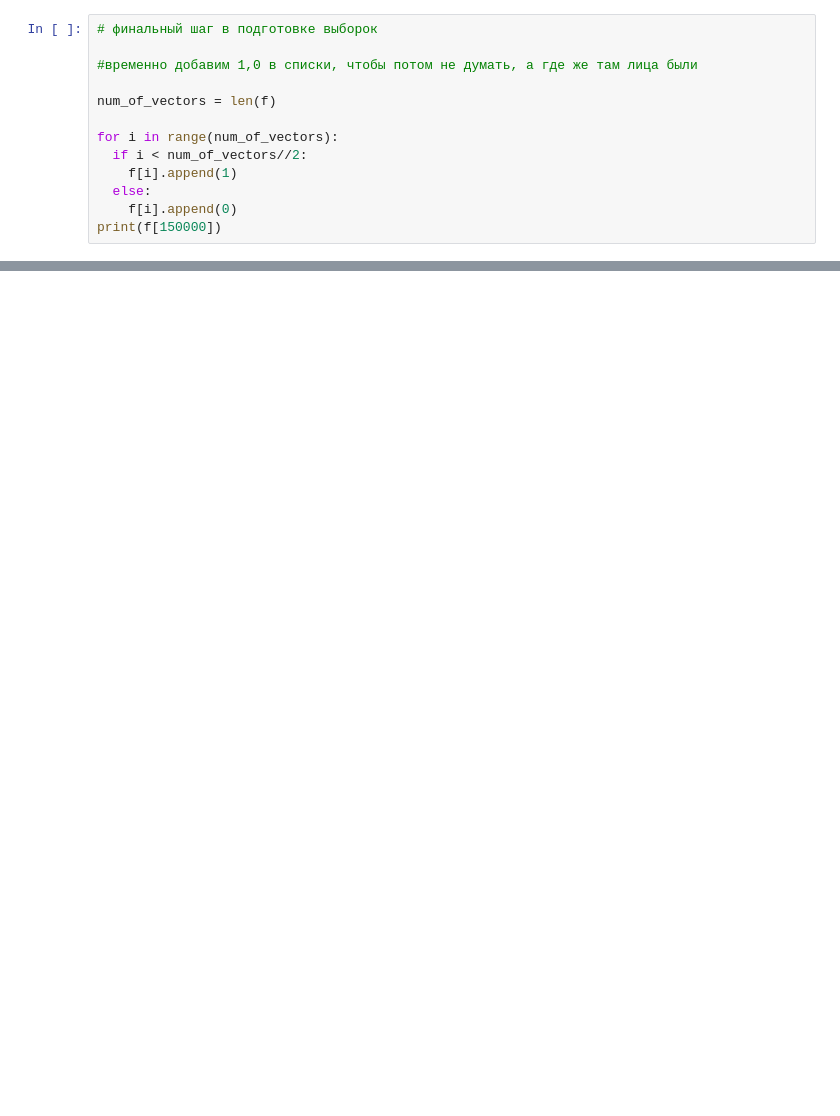
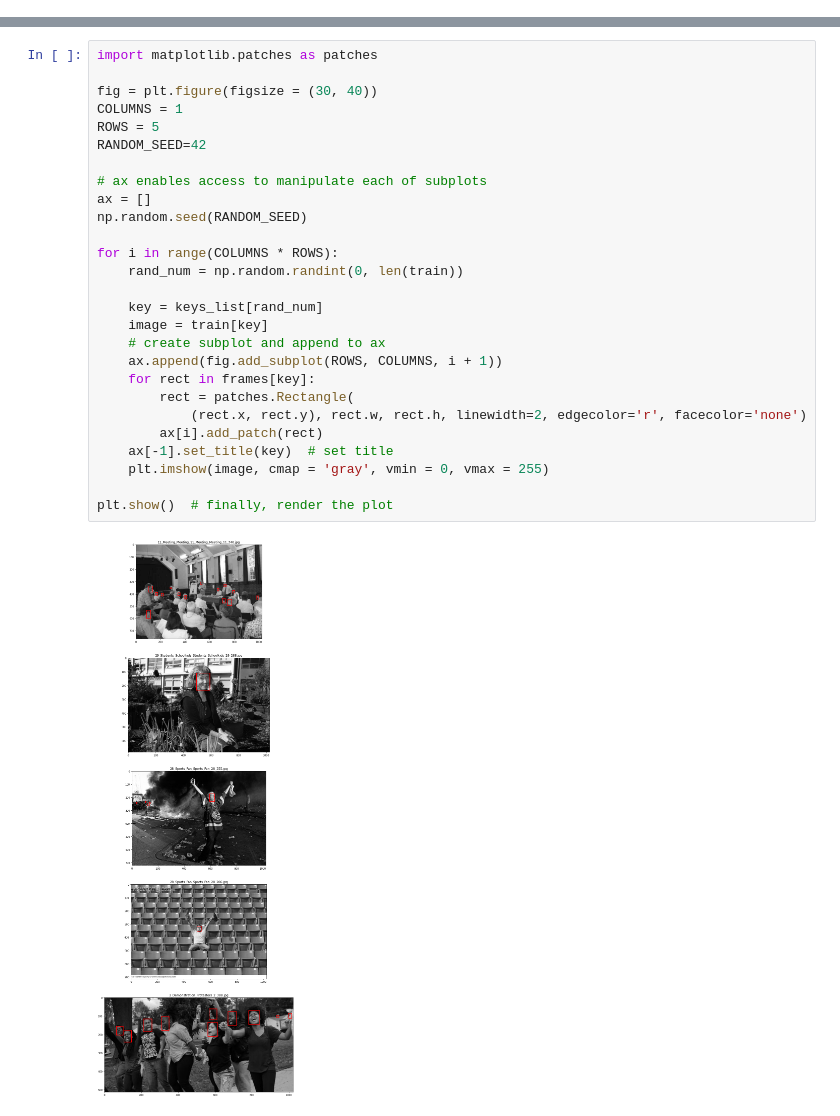
Before and after one commit to Kat-ies/Coursework, a Jupyter notebook: faceDetecting.ipynb, the cells around one changed output, grey strips where cells are left out. Cells and saved outputs as stored; diff of their text form; blank space fills up the shorter version.

```diff
--- a/faceDetecting.ipynb
+++ b/faceDetecting.ipynb
@@ -249,13 +0,0 @@ print(len(f))
-# %%
-# финальный шаг в подготовке выборок
-
-#временно добавим 1,0 в списки, чтобы потом не думать, а где же там лица были
-
-num_of_vectors = len(f)
-
-for i in range(num_of_vectors):
-  if i < num_of_vectors//2:
-    f[i].append(1)
-  else:
-    f[i].append(0)
-print(f[150000])
@@ -328,0 +115,29 @@ Accuracy :  0.5008079116942784
+# %%
+import matplotlib.patches as patches
+
+fig = plt.figure(figsize = (30, 40))
+COLUMNS = 1
+ROWS = 5
+RANDOM_SEED=42
+
+# ax enables access to manipulate each of subplots
+ax = []
+np.random.seed(RANDOM_SEED)
+
+for i in range(COLUMNS * ROWS):
+    rand_num = np.random.randint(0, len(train))
+
+    key = keys_list[rand_num]
+    image = train[key]
+    # create subplot and append to ax
+    ax.append(fig.add_subplot(ROWS, COLUMNS, i + 1))
+    for rect in frames[key]:
+        rect = patches.Rectangle(
+            (rect.x, rect.y), rect.w, rect.h, linewidth=2, edgecolor='r', facecolor='none')
+        ax[i].add_patch(rect)
+    ax[-1].set_title(key)  # set title
+    plt.imshow(image, cmap = 'gray', vmin = 0, vmax = 255)
+
+plt.show()  # finally, render the plot
+# %% [output]
+[figure, added]
```
Also changed, not shown: parts of 57 cells of this notebook.
